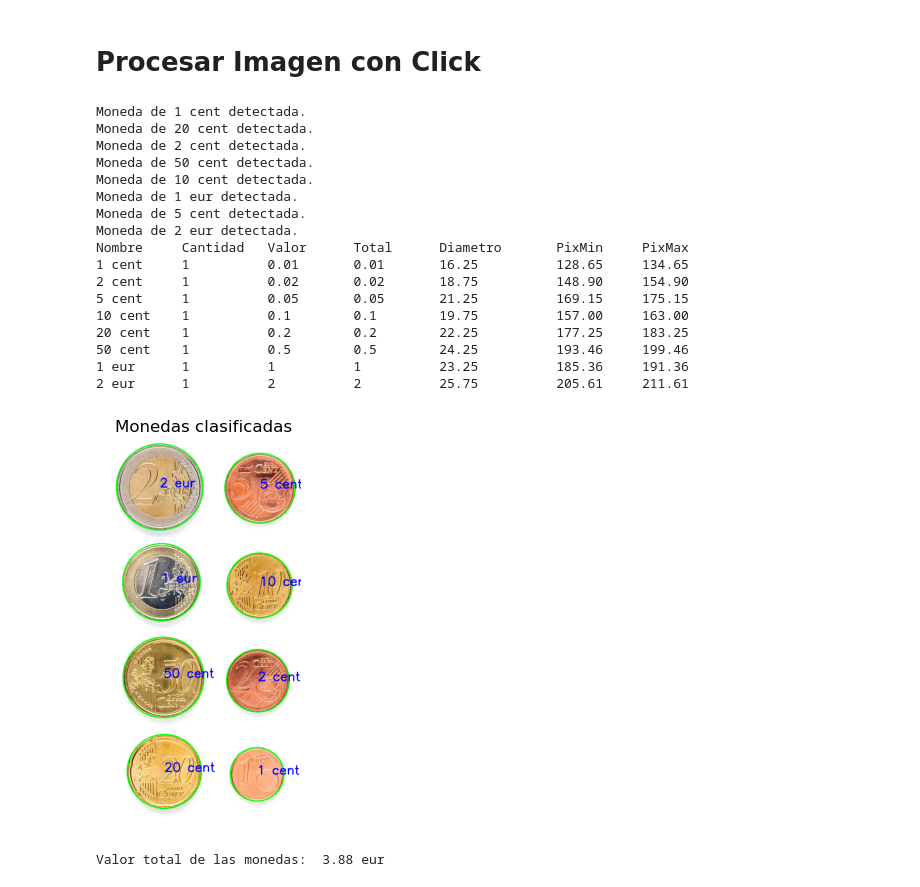
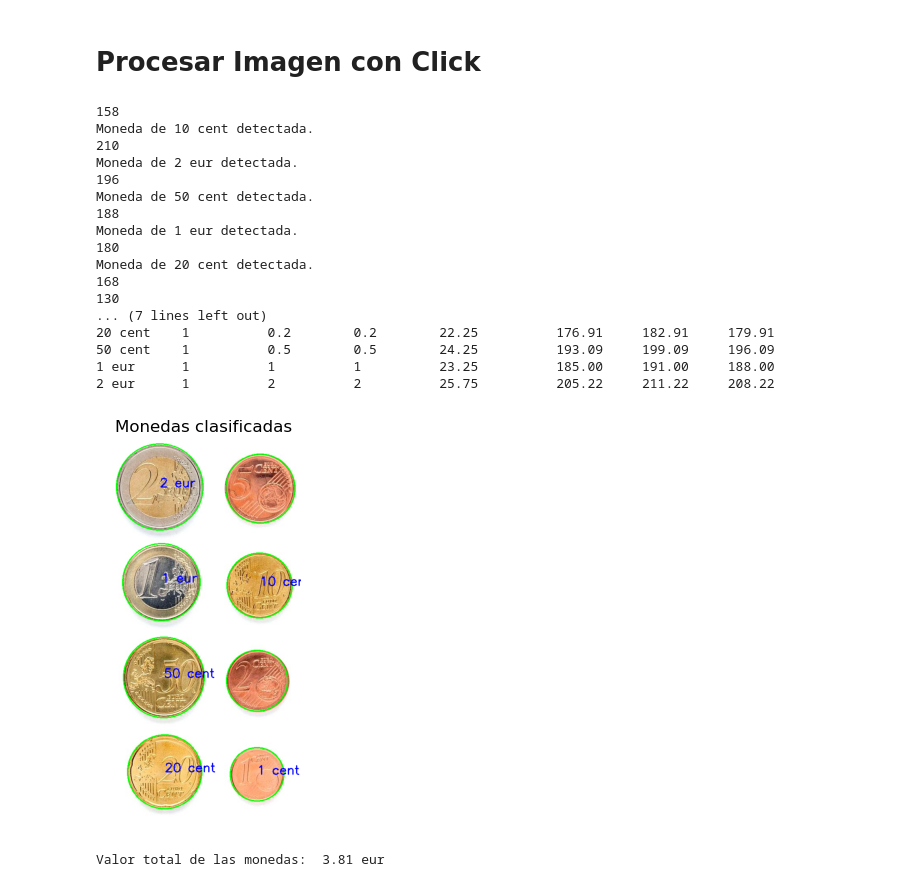
Before and after one commit to AdriTN/Pr-cticas-VC, a Jupyter notebook: P3/VC_P3.ipynb, the cells around one changed output. Saved outputs shown, nothing was run; the diff lists cells and outputs as text; code cells hidden in the pictures.

Commit message:
Fixed errors

```diff
--- a/P3/VC_P3.ipynb
+++ b/P3/VC_P3.ipynb
@@ -188,7 +188,7 @@ def detectar_monedas_mejorado(ruta, dp=1, min_dist=100, param1=200, param2=35, m
             radius = circulo[2]  # Radio del círculo
             cv2.circle(imagen, center, radius, (0, 255, 0), 2)  # Dibujar el círculo en verde
 
-        return imagen, total_monedas
+        return imagen, circulos
 
     except Exception as e:
         print(f"Error al procesar la imagen: {e}")
@@ -226,6 +226,7 @@ class Moneda:
         self.cantidad = 0
         self.pixel_min = None
         self.pixel_max = None
+        self.diam_pix = None
 
     def __str__(self) -> str:
         return f"Moneda: {self.nombre} - Valor: {self.valor} - Rango de tamaño: {self.pixel_min} - {self.pixel_max} píxeles"
@@ -261,12 +262,12 @@ class Moneda:
         Returns:
             None: La función no devuelve nada, pero imprime una tabla con los atributos de las monedas.
         """
-        print("{:<10} {:<10} {:<10} {:<10} {:<10} {:>10} {:>10}".format("Nombre", "Cantidad", "Valor", "Total", "Diametro", "PixMin", "PixMax"))
+        print("{:<10} {:<10} {:<10} {:<10} {:<10} {:>10} {:>10} {:>10}".format("Nombre", "Cantidad", "Valor", "Total", "Diametro", "PixMin", "PixMax", "PixDiam"))
         for moneda in monedas:
-            print("{:<10} {:<10} {:<10} {:<10} {:<10} {:10.2f} {:10.2f}".format(moneda.nombre, moneda.cantidad, moneda.valor, moneda.total_valor(), moneda.diametro, moneda.pixel_min, moneda.pixel_max))
+            print("{:<10} {:<10} {:<10} {:<10} {:<10} {:10.2f} {:10.2f} {:10.2f}".format(moneda.nombre, moneda.cantidad, moneda.valor, moneda.total_valor(), moneda.diametro, moneda.pixel_min, moneda.pixel_max, moneda.diam_pix))
 
     @staticmethod
-    def calcular_rangos(monedas, nombre_ref, pixel_ref):
+    def calcular_rangos(monedas, nombre_ref, pixel_ref, error=3):
         """
         Calcula los rangos de tamaño de las monedas en píxeles.
 
@@ -278,9 +279,6 @@ class Moneda:
         Returns:
             None: La función no devuelve nada, pero actualiza los atributos pixel_min y pixel_max de cada objeto Moneda.
         """
-        # Margen de error para el cálculo de los rangos
-        error = 3
-
         # Obtener diámetro de la moneda de referencia
         diametro_ref = nombre_ref.diametro
 
@@ -291,6 +289,7 @@ class Moneda:
         for moneda in monedas:
             moneda.pixel_min = moneda.diametro * factor_escala - error
             moneda.pixel_max = moneda.diametro * factor_escala + error
+            moneda.diam_pix = moneda.diametro * factor_escala
 
 # Pruebas de la clase Moneda
 
@@ -415,7 +415,7 @@ def interaccion(ruta, tipo_conteo=None):
     # Cargar la imagen y detectar las monedas
     img = cv2.imread(ruta)
     if tipo_conteo == "mejorado":
-        img, _ = detectar_monedas_mejorado(ruta)
+        img, circulos = detectar_monedas_mejorado(ruta)
     else:
         img, _ = detectar_monedas(ruta)
 
@@ -429,13 +429,26 @@ def interaccion(ruta, tipo_conteo=None):
     assert point is not None, "No se ha seleccionado una moneda."
 
     if tipo_conteo == "mejorado":
-        for borde in circulos[0, :]:
+        circulos1 = circulos[0, :].copy()
+        for borde in circulos1:
             cx, cy, radio = borde
             if abs(cx - point[0]) ** 2 + abs(cy - point[1]) ** 2 <= radio ** 2:
                 Moneda.calcular_rangos(monedas, monedas[6], radio*2)
+                np.delete(circulos1, np.where(circulos1 == borde))
                 break
         else:
             raise Exception("El usuario no hizo clic dentro de ninguna moneda.")
+
+        # Segunda pasada para monedas no detecatadas (ampliar el error)
+        if len(circulos1) != 0:
+            for borde in circulos1:
+                cx, cy, radio = borde
+                # Verificar si el punto seleccionado está dentro de una moneda
+                if abs(cx - point[0]) ** 2 + abs(cy - point[1]) ** 2 <= radio ** 2:
+                    Moneda.calcular_rangos(monedas, monedas[6], radio*2, error=4)
+                    break
+            else:
+                raise Exception("No se ha seleccionado una moneda.")
     else:
         # Determinar la moneda que ha sido seleccionada
         for contorno in contornos:
@@ -452,50 +465,50 @@ def interaccion(ruta, tipo_conteo=None):
                 Moneda.calcular_rangos(monedas, monedas[6], diametro)
                 break
         else:
             raise Exception("No se ha seleccionado una moneda.")
 
     if tipo_conteo == "mejorado":
         # Usar función con detección mejorada
         clasificaciones = clasificar_monedas_mejorado(monedas)
     else:
         # Clasificar las monedas
         clasificaciones = clasificar_monedas(monedas)
 
     # Añadir el nombre de la moneda a sus coordenadas
     for moneda, (x, y, radio) in clasificaciones:
         cv2.putText(img, moneda, (int(x), int(y)), cv2.FONT_HERSHEY_SIMPLEX, fontScale=1, color=(0, 0, 255), thickness=2)
 
     # Mostrar las monedas y sus atributos
     Moneda.mostrar_monedas(monedas)
 
     # Mostrar la imagen con los nombres de las monedas
     mostrar_imagenes(img, "Monedas clasificadas")
 
     # Calcular el valor total de las monedas
     print("Valor total de las monedas: ", sum([moneda.total_valor() for moneda in monedas]), "eur")
 
 # Probar la función interaccion con una imagen
-interaccion("./assets/Monedas.jpg")
-#interaccion("./assets/Monedas.jpg", "mejorado")
+#interaccion("./assets/Monedas.jpg")
+interaccion("./assets/Monedas.jpg", "mejorado")
 #interaccion("./assets/Monedas2.jpeg") # No recomendado por fallo en la detección de monedas
 #interaccion("./assets/Monedas2.jpeg", "mejorado")
 # %% [output]
-Moneda de 1 cent detectada.
+158
+Moneda de 10 cent detectada.
+210
+Moneda de 2 eur detectada.
+196
+Moneda de 50 cent detectada.
+188
+Moneda de 1 eur detectada.
+180
 Moneda de 20 cent detectada.
-Moneda de 2 cent detectada.
-Moneda de 50 cent detectada.
-Moneda de 10 cent detectada.
-Moneda de 1 eur detectada.
-Moneda de 5 cent detectada.
-Moneda de 2 eur detectada.
-Nombre     Cantidad   Valor      Total      Diametro       PixMin     PixMax
-1 cent     1          0.01       0.01       16.25          128.65     134.65
-2 cent     1          0.02       0.02       18.75          148.90     154.90
-5 cent     1          0.05       0.05       21.25          169.15     175.15
-10 cent    1          0.1        0.1        19.75          157.00     163.00
-20 cent    1          0.2        0.2        22.25          177.25     183.25
-50 cent    1          0.5        0.5        24.25          193.46     199.46
-1 eur      1          1          1          23.25          185.36     191.36
-2 eur      1          2          2          25.75          205.61     211.61
+168
+130
+... (7 lines left out)
+20 cent    1          0.2        0.2        22.25          176.91     182.91     179.91
+50 cent    1          0.5        0.5        24.25          193.09     199.09     196.09
+1 eur      1          1          1          23.25          185.00     191.00     188.00
+2 eur      1          2          2          25.75          205.22     211.22     208.22
-[figure, old version]
+[figure, new version]
-Valor total de las monedas:  3.88 eur
+Valor total de las monedas:  3.81 eur
```
Also changed, not shown: parts of 3 cells of this notebook.
